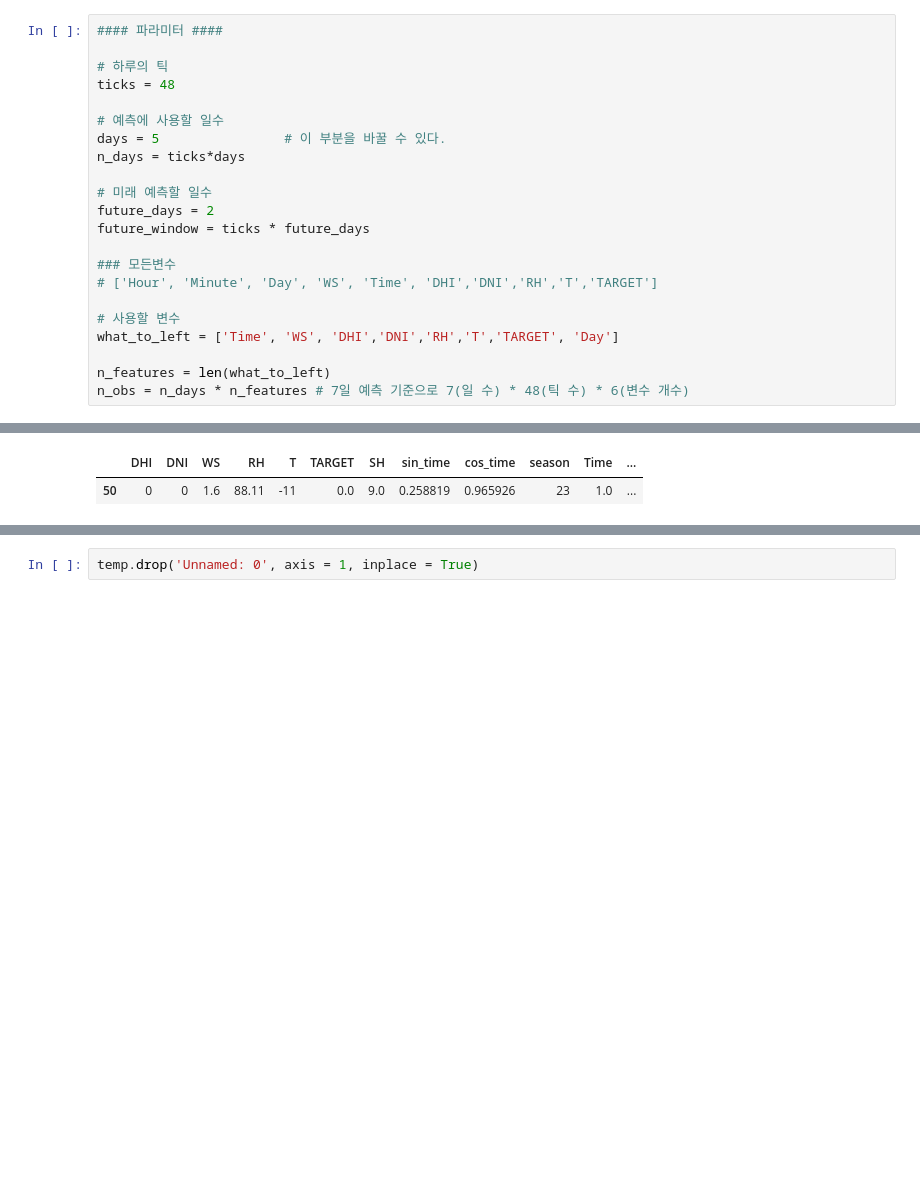
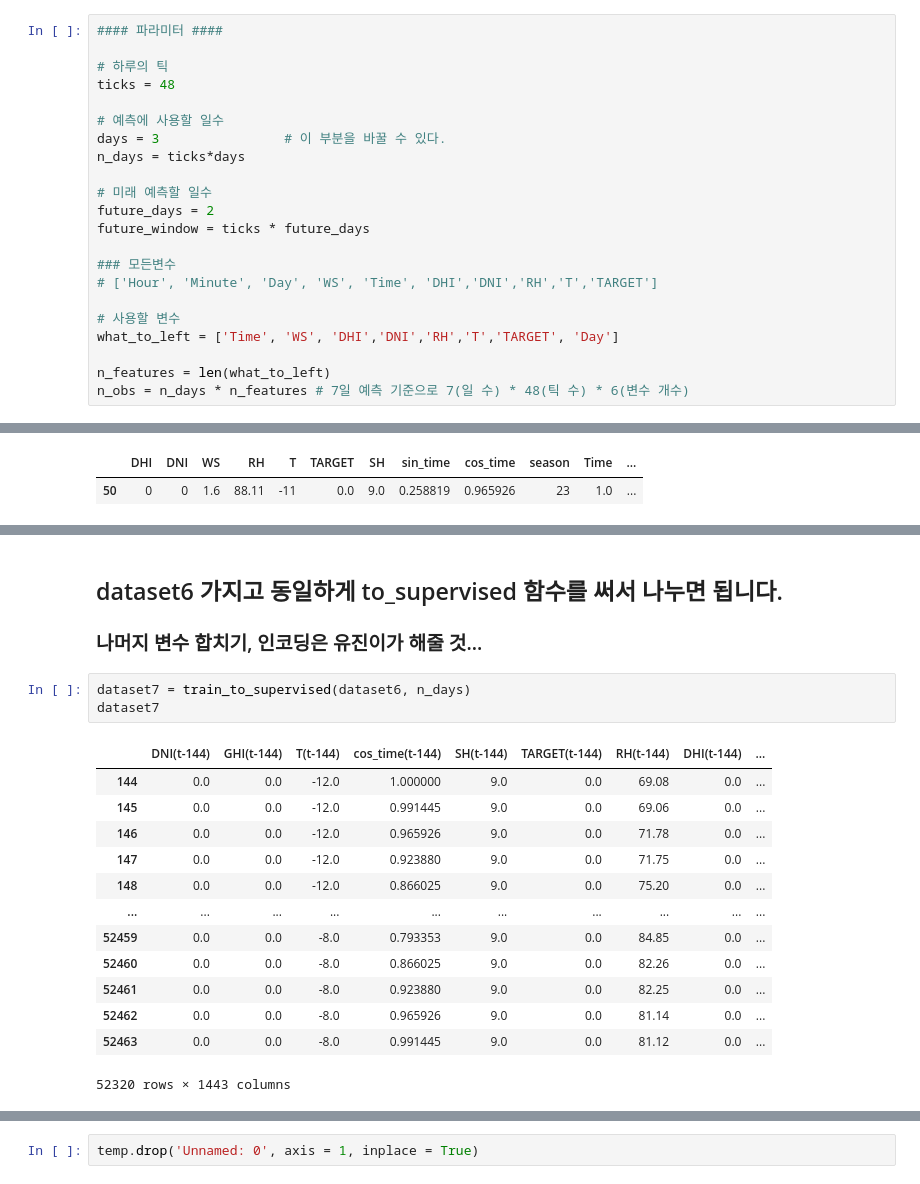
Before and after one commit to marvelous-koala/unlimited_power, a Jupyter notebook: 합치기_전_임시작업/MJ/절기/GHI.ipynb, the cells around one changed output, grey strips where cells are left out. Drawn from its saved outputs; the diff is of its cells as text; blank space fills up the shorter version.

```diff
--- a/합치기_전_임시작업/MJ/절기/GHI.ipynb
+++ b/합치기_전_임시작업/MJ/절기/GHI.ipynb
@@ -34,7 +62,7 @@ from math import radians
 ticks = 48
 
 # 예측에 사용할 일수
-days = 5                # 이 부분을 바꿀 수 있다.
+days = 3                # 이 부분을 바꿀 수 있다.
 n_days = ticks*days
 
 # 미래 예측할 일수
@@ -278,0 +348,20 @@ dataset6.head(10)
+# %% [markdown]
+## dataset6 가지고 동일하게 to_supervised 함수를 써서 나누면 됩니다.
+### 나머지 변수 합치기, 인코딩은 유진이가 해줄 것...
+# %%
+dataset7 = train_to_supervised(dataset6, n_days)
+dataset7
+# %% [output]
+|  | DNI(t-144) | GHI(t-144) | T(t-144) | cos_time(t-144) | SH(t-144) | TARGET(t-144) | RH(t-144) | DHI(t-144) | ... |
+| 144 | 0.0 | 0.0 | -12.0 | 1.000000 | 9.0 | 0.0 | 69.08 | 0.0 | ... |
+| 145 | 0.0 | 0.0 | -12.0 | 0.991445 | 9.0 | 0.0 | 69.06 | 0.0 | ... |
+| 146 | 0.0 | 0.0 | -12.0 | 0.965926 | 9.0 | 0.0 | 71.78 | 0.0 | ... |
+| 147 | 0.0 | 0.0 | -12.0 | 0.923880 | 9.0 | 0.0 | 71.75 | 0.0 | ... |
+| 148 | 0.0 | 0.0 | -12.0 | 0.866025 | 9.0 | 0.0 | 75.20 | 0.0 | ... |
+| ... | ... | ... | ... | ... | ... | ... | ... | ... | ... |
+| 52459 | 0.0 | 0.0 | -8.0 | 0.793353 | 9.0 | 0.0 | 84.85 | 0.0 | ... |
+| 52460 | 0.0 | 0.0 | -8.0 | 0.866025 | 9.0 | 0.0 | 82.26 | 0.0 | ... |
+| 52461 | 0.0 | 0.0 | -8.0 | 0.923880 | 9.0 | 0.0 | 82.25 | 0.0 | ... |
+| 52462 | 0.0 | 0.0 | -8.0 | 0.965926 | 9.0 | 0.0 | 81.14 | 0.0 | ... |
+| 52463 | 0.0 | 0.0 | -8.0 | 0.991445 | 9.0 | 0.0 | 81.12 | 0.0 | ... |
+52320 rows × 1443 columns
```
Also changed, not shown: parts of 29 cells of this notebook, 4 other files.
